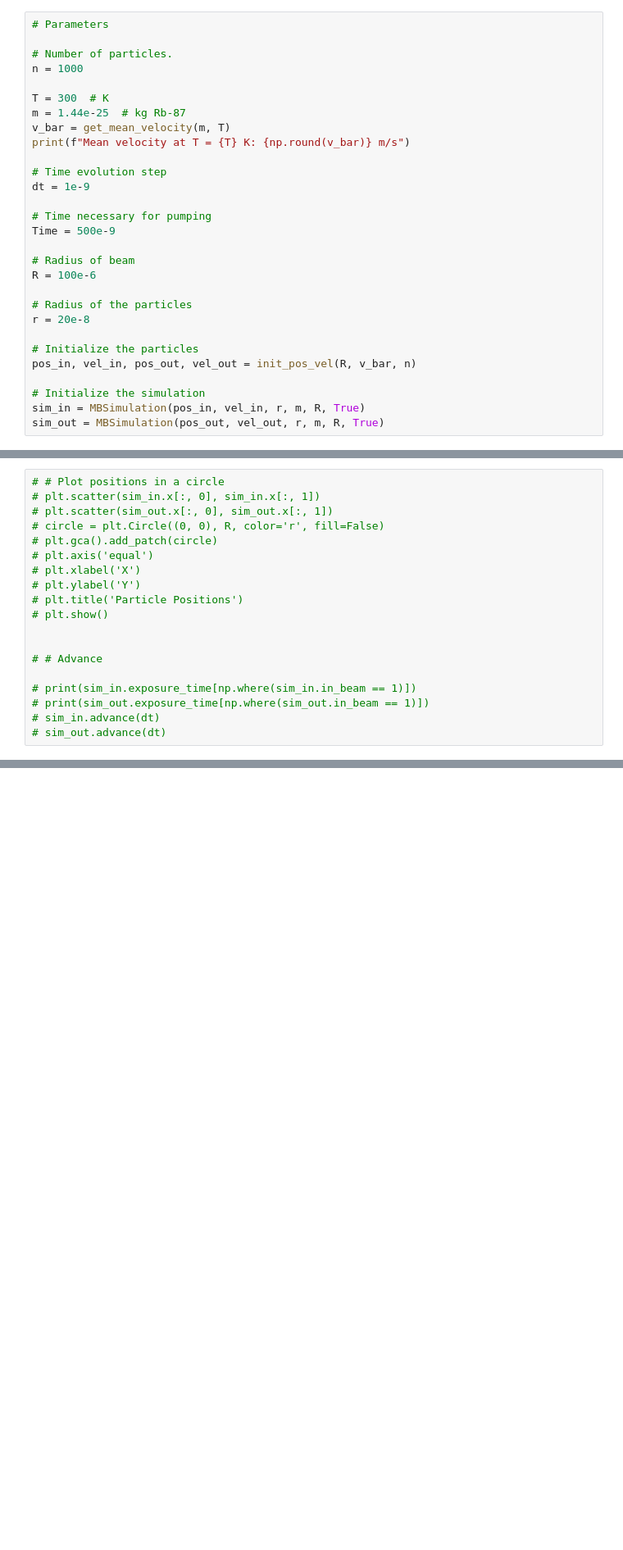
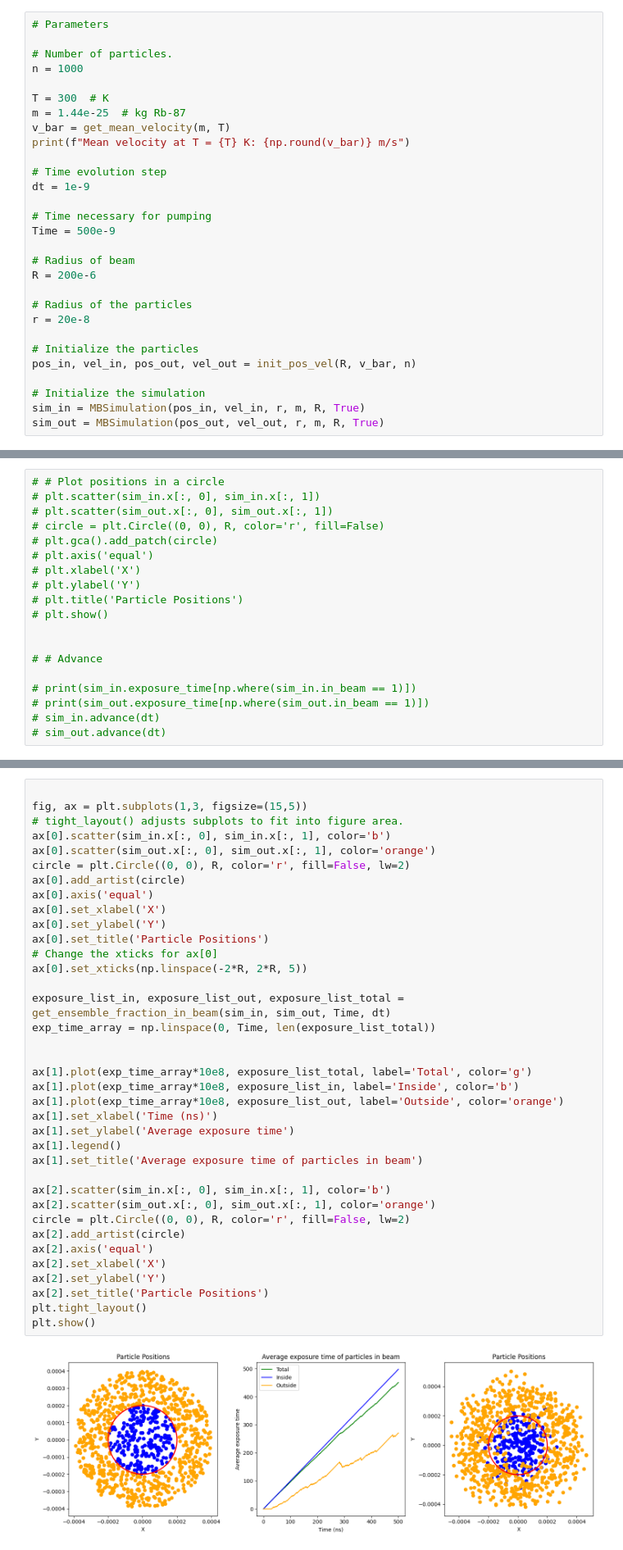
Before and after one commit to mik500/PQI_Imperial_Thesis, a Jupyter notebook: DRAGON/MB_tube.ipynb, the cells around one changed output, grey strips where cells are left out. Shown at 82% size. Cells and saved outputs as stored; diff of their text form; blank space fills up the shorter version.

```diff
--- a/DRAGON/MB_tube.ipynb
+++ b/DRAGON/MB_tube.ipynb
@@ -193,7 +206,7 @@ dt = 1e-9
 Time = 500e-9
 
 # Radius of beam
-R = 100e-6
+R = 200e-6
 
 # Radius of the particles
 r = 20e-8
@@ -252,3 +243,42 @@ plt.show()
+# %%
+
+fig, ax = plt.subplots(1,3, figsize=(15,5))
+# tight_layout() adjusts subplots to fit into figure area.
+ax[0].scatter(sim_in.x[:, 0], sim_in.x[:, 1], color='b')
+ax[0].scatter(sim_out.x[:, 0], sim_out.x[:, 1], color='orange')
+circle = plt.Circle((0, 0), R, color='r', fill=False, lw=2)
+ax[0].add_artist(circle)
+ax[0].axis('equal')
+ax[0].set_xlabel('X')
+ax[0].set_ylabel('Y')
+ax[0].set_title('Particle Positions')
+# Change the xticks for ax[0]
+ax[0].set_xticks(np.linspace(-2*R, 2*R, 5))
+
+exposure_list_in, exposure_list_out, exposure_list_total = get_ensemble_fraction_in_beam(sim_in, sim_out, Time, dt)
+exp_time_array = np.linspace(0, Time, len(exposure_list_total))
+
+
+ax[1].plot(exp_time_array*10e8, exposure_list_total, label='Total', color='g')
+ax[1].plot(exp_time_array*10e8, exposure_list_in, label='Inside', color='b')
+ax[1].plot(exp_time_array*10e8, exposure_list_out, label='Outside', color='orange')
+ax[1].set_xlabel('Time (ns)')
+ax[1].set_ylabel('Average exposure time')
+ax[1].legend()
+ax[1].set_title('Average exposure time of particles in beam')
+
+ax[2].scatter(sim_in.x[:, 0], sim_in.x[:, 1], color='b')
+ax[2].scatter(sim_out.x[:, 0], sim_out.x[:, 1], color='orange')
+circle = plt.Circle((0, 0), R, color='r', fill=False, lw=2)
+ax[2].add_artist(circle)
+ax[2].axis('equal')
+ax[2].set_xlabel('X')
+ax[2].set_ylabel('Y')
+ax[2].set_title('Particle Positions')
+plt.tight_layout()
+plt.show()
+# %% [output]
+[figure, added]
 # %%
 # Get average exposure time of atoms in beam after certain time
 exposure_beam_in = sim_in.exposure_time[np.where(sim_in.in_beam == 1)]
```
Also changed, not shown: parts of 4 cells of this notebook, 1 other file.
